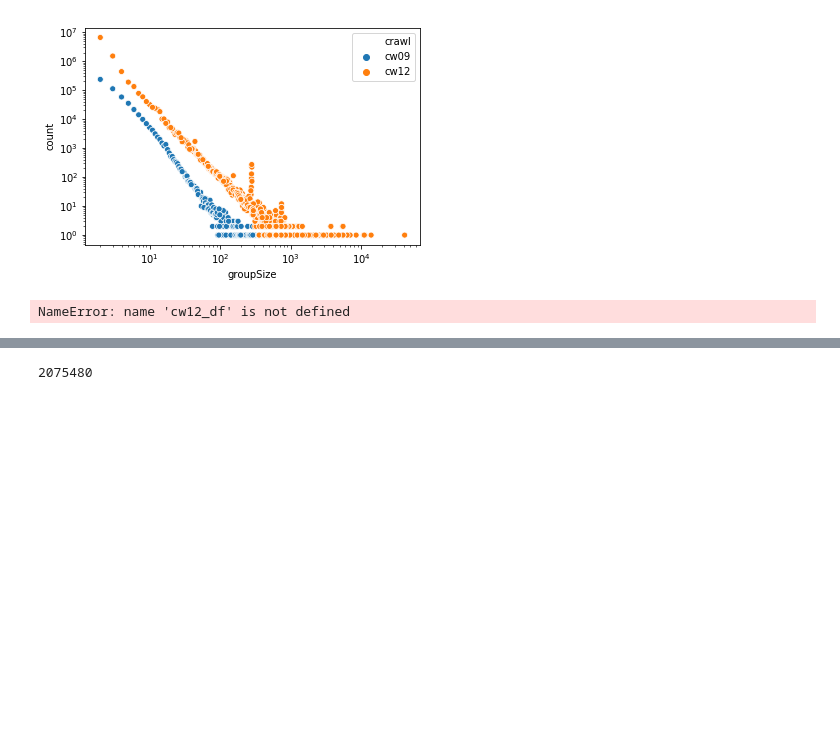
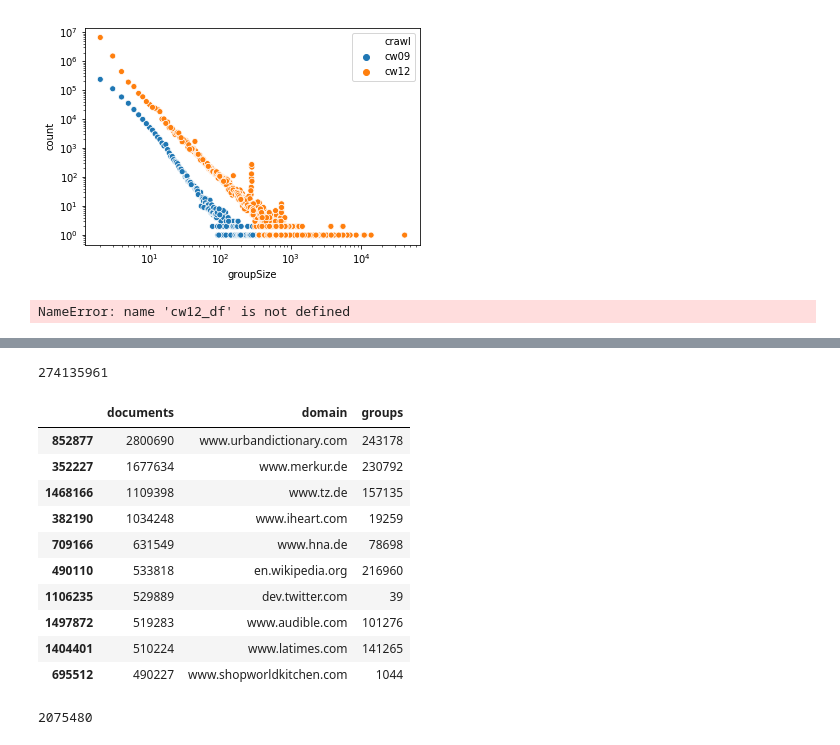
Before and after one commit to chatnoir-eu/chatnoir-copycat, a Jupyter notebook: src/main/jupyter/relevance-transfer.ipynb, the cells around one changed output, grey strips where cells are left out. Drawn from its saved outputs; the diff is of its cells as text; code cells hidden in the pictures; blank space fills up the shorter version.

```diff
--- a/src/main/jupyter/relevance-transfer.ipynb
+++ b/src/main/jupyter/relevance-transfer.ipynb
@@ -271,3 +293,19 @@ cw12_domain_df = sqlContext.read.json('cikm2020/canonical-link-graph/cw12-duplic
+# %%
+print(cc17_domain_df['documents'].sum())
+cc17_domain_df.sort_values('documents', ascending=False).head(10)
+# %% [output]
+274135961
+|  | documents | domain | groups |
+| 852877 | 2800690 | www.urbandictionary.com | 243178 |
+| 352227 | 1677634 | www.merkur.de | 230792 |
+| 1468166 | 1109398 | www.tz.de | 157135 |
+| 382190 | 1034248 | www.iheart.com | 19259 |
+| 709166 | 631549 | www.hna.de | 78698 |
+| 490110 | 533818 | en.wikipedia.org | 216960 |
+| 1106235 | 529889 | dev.twitter.com | 39 |
+| 1497872 | 519283 | www.audible.com | 101276 |
+| 1404401 | 510224 | www.latimes.com | 141265 |
+| 695512 | 490227 | www.shopworldkitchen.com | 1044 |
 # %%
 print(cw09_domain_df['documents'].sum())
 cw09_domain_df.sort_values('documents', ascending=False).head(10)
```
Also changed, not shown: parts of 5 cells of this notebook, 1 other file.
